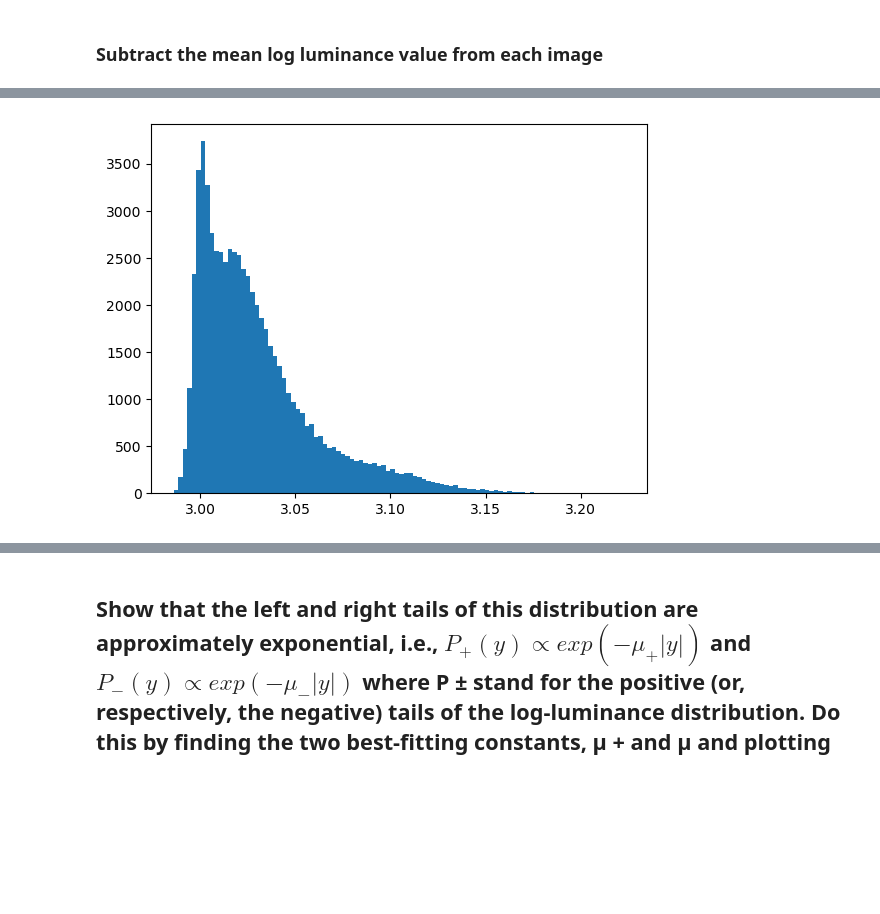
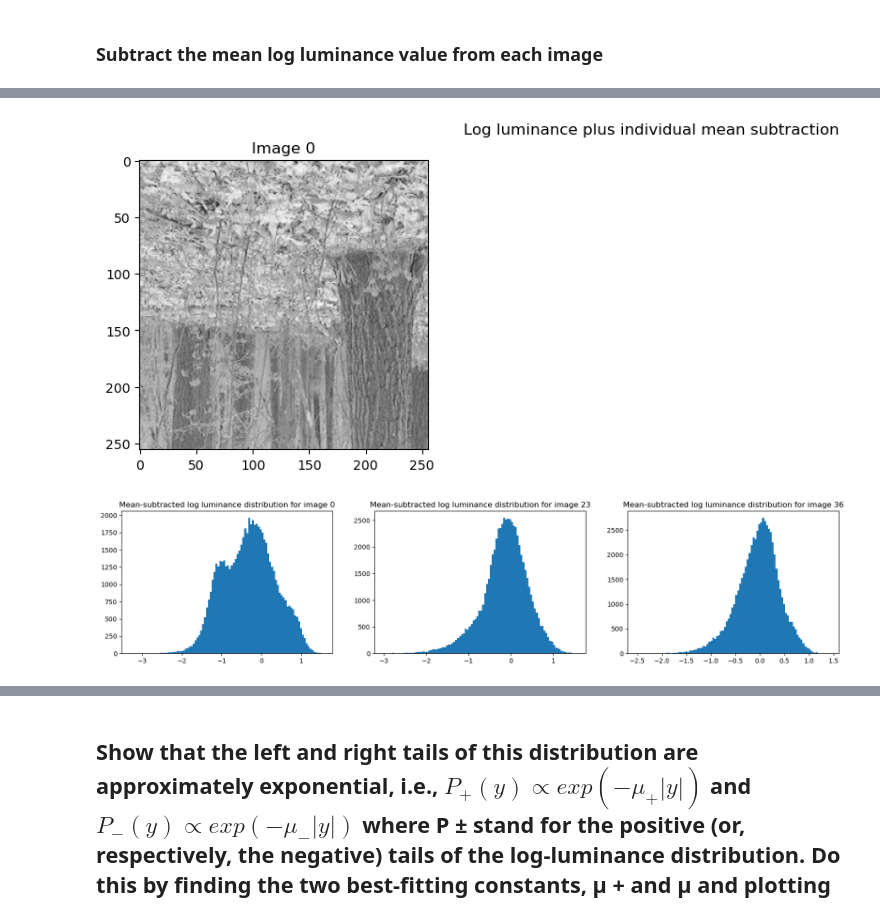
Before and after one commit to acumpelik/DSSC23, a Jupyter notebook: DSSC23-Homework5-Andrea_Cumpelik.ipynb, the cells around one changed output, grey strips where cells are left out. Saved outputs shown, nothing was run; the diff lists cells and outputs as text; code cells hidden in the pictures; blank space fills up the shorter version.

```diff
--- a/DSSC23-Homework5-Andrea_Cumpelik.ipynb
+++ b/DSSC23-Homework5-Andrea_Cumpelik.ipynb
@@ -66,15 +201,14 @@ mean_log_luminance = np.mean(mean_log_luminances)
 # %% [markdown]
 ### Subtract the mean log luminance value from each image
 # %%
+# Store mean-subtracted log luminance images in a new dict
 ruderman_mean_subtracted = {}
-
-print(mean_log_luminance)
-
-print(ruderman['image_0'][0][:10])
-
 for image in range(len(ruderman_transformed)):
-    img_mean_subtracted = ruderman[f'image_{image}'] - mean_log_luminance
+    img_mean_subtracted = ruderman_transformed[f'image_{image}'] - mean_log_luminance
+    # print(
     ruderman_mean_subtracted[f'image_{image}'] = img_mean_subtracted
 
-print(ruderman_mean_subtracted['image_0'][0][:10])
+# Check that test segment (10 elements) has been subtracted by the correct amount
+difference_transformed_meansub = ruderman_mean_subtracted['image_0'][0][:10] - ruderman_transformed['image_0'][0][:10]
+np.allclose(mean_log_luminance, difference_transformed_meansub, rtol=2)
 # %% [output]
@@ -130,10 +238,39 @@ plt.show()
+# %%
+# subtract a single image by its mean log luminance, instead of the population log luminance
+plt.figure(figsize=(imgfigdims))
+plt.suptitle('Log luminance plus individual mean subtraction')
+
+plt.subplot(131)
+image_idx = 0
+first_image_mean_subtracted = list(ruderman_transformed.values())[image_idx] - mean_log_luminances[image_idx]
+plt.imshow(first_image_mean_subtracted, cmap='gray')
+plt.title(f'Image {image_idx}')
+
+plt.show()
+# %% [output]
+[figure, added]
 # %%
 # Plot mean-subtracted log luminance
 flattened_mean_subtracted = flatten_images(ruderman_mean_subtracted)
 
-# flattened_mean_subtracted = np.log(flattened_full_dataset - mean_log_luminance)
+# Plot example images
+plt.figure(figsize=(20,4))
 
-plt.hist(flattened_mean_subtracted[0], bins=100)
+plt.subplot(131)
+image_idx = 0
+plt.hist(flattened_mean_subtracted[image_idx], bins=100)
+plt.title(f'Mean-subtracted log luminance distribution for image {image_idx}')
+
+plt.subplot(132)
+image_idx = 23
+plt.hist(flattened_mean_subtracted[image_idx], bins=100)
+plt.title(f'Mean-subtracted log luminance distribution for image {image_idx}')
+
+plt.subplot(133)
+image_idx = 36
+plt.hist(flattened_mean_subtracted[image_idx], bins=100)
+plt.title(f'Mean-subtracted log luminance distribution for image {image_idx}')
+
 plt.show()
 # %% [output]
-[figure, old version]
+[figure, new version]
```
Also changed, not shown: parts of 24 cells of this notebook.
